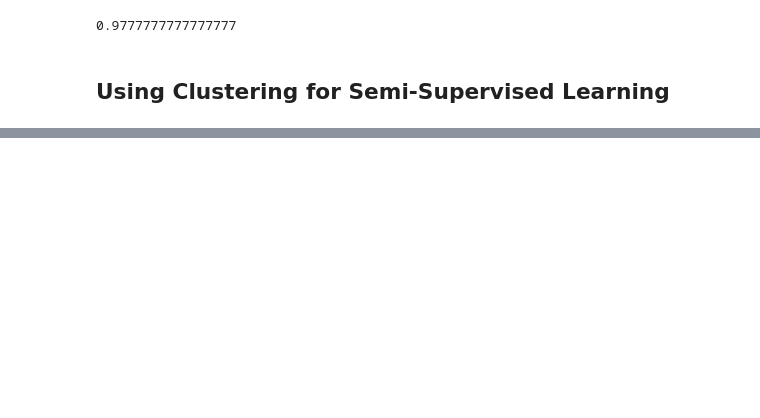
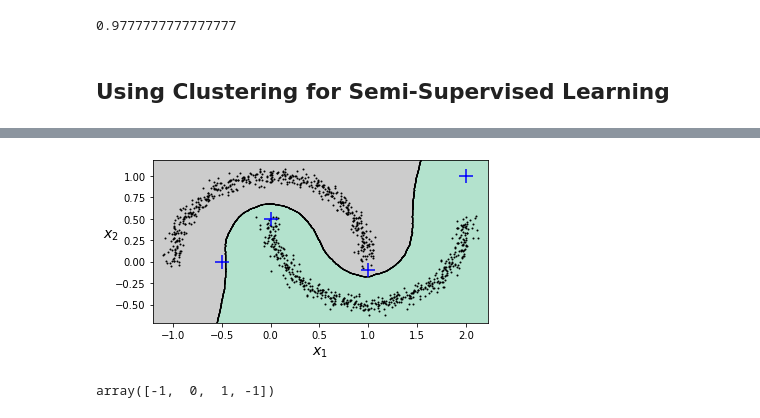
Before and after one commit to yashveersinghsohi/Hands_On_ML_Book_Practice, a Jupyter notebook: Chapter_9/Chapter9_Unsupervised_Learning.ipynb, the cells around one changed output, grey strips where cells are left out. Drawn from its saved outputs; the diff is of its cells as text; code cells hidden in the pictures; blank space fills up the shorter version.

```diff
--- a/Chapter_9/Chapter9_Unsupervised_Learning.ipynb
+++ b/Chapter_9/Chapter9_Unsupervised_Learning.ipynb
@@ -354,0 +535,2 @@ grid_clf.score(X_test, y_test)
+# %%
+dbscan = dbscan2
@@ -354,0 +558,43 @@ grid_clf.score(X_test, y_test)
+# %%
+def plot_decision_boundaries(clusterer, X, resolution=1000, show_centroids=True,
+                             show_xlabels=True, show_ylabels=True):
+    mins = X.min(axis=0) - 0.1
+    maxs = X.max(axis=0) + 0.1
+    xx, yy = np.meshgrid(np.linspace(mins[0], maxs[0], resolution),
+                         np.linspace(mins[1], maxs[1], resolution))
+    Z = clusterer.predict(np.c_[xx.ravel(), yy.ravel()])
+    Z = Z.reshape(xx.shape)
+
+    plt.contourf(Z, extent=(mins[0], maxs[0], mins[1], maxs[1]),
+                cmap="Pastel2")
+    plt.contour(Z, extent=(mins[0], maxs[0], mins[1], maxs[1]),
+                linewidths=1, colors='k')
+    plot_data(X)
+    if show_centroids:
+        plot_centroids(clusterer.cluster_centers_)
+
+    if show_xlabels:
+        plt.xlabel("$x_1$", fontsize=14)
+    else:
+        plt.tick_params(labelbottom=False)
+    if show_ylabels:
+        plt.ylabel("$x_2$", fontsize=14, rotation=0)
+    else:
+        plt.tick_params(labelleft=False)
+
+def plot_data(X):
+    plt.plot(X[:, 0], X[:, 1], 'k.', markersize=2)
+# %%
+plt.figure(figsize=(6, 3))
+plot_decision_boundaries(knn, X, show_centroids=False)
+plt.scatter(X_new[:, 0], X_new[:, 1], c="b", marker="+", s=200, zorder=10)
+plt.show()
+# %% [output]
+[figure, added]
+# %%
+y_dist, y_pred_idx = knn.kneighbors(X_new, n_neighbors=1)
+y_pred = dbscan.labels_[dbscan.core_sample_indices_][y_pred_idx]
+y_pred[y_dist > 0.2] = -1
+y_pred.ravel()
+# %% [output]
+array([-1,  0,  1, -1])
```
Also changed, not shown: parts of 40 cells of this notebook.
